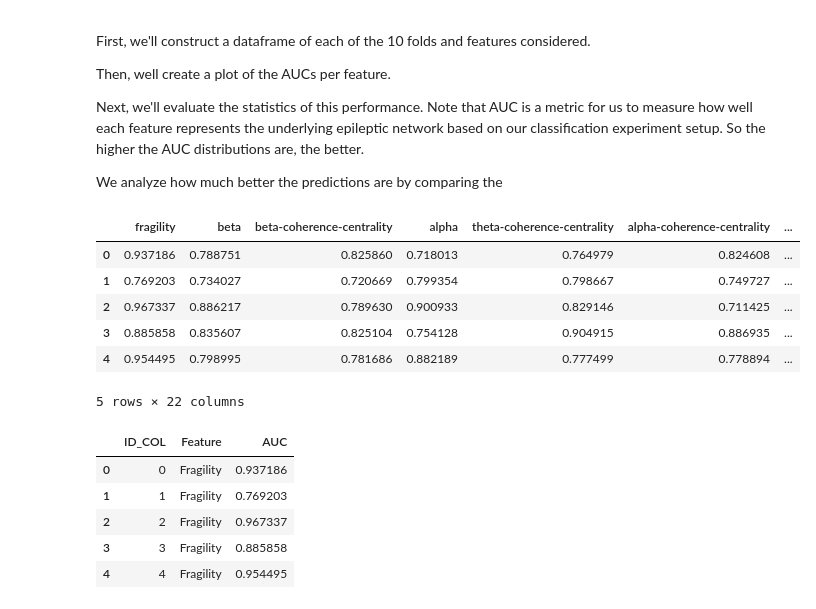
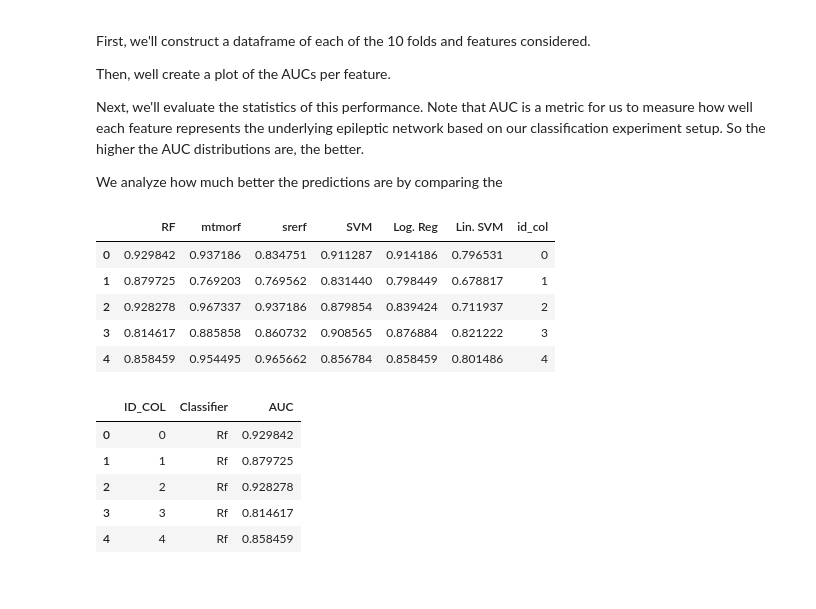
Before and after one commit to adam2392/fragility_in_ieeg, a Jupyter notebook: notebooks/run_classification_exp.ipynb, the cells around one changed output. Saved outputs shown, nothing was run; the diff lists cells and outputs as text; code cells hidden in the pictures.

```diff
--- a/notebooks/run_classification_exp.ipynb
+++ b/notebooks/run_classification_exp.ipynb
@@ -681,19 +743,21 @@ print(f'Clinical False Positive Rate: {clinical_fpr}')
 # %%
 # identifying strings for each feature representation of the data
-feature_name = 'fragility'
+feature_name = "fragility"
 
 ## Setup for run
 names = {
-        "Log. Reg": "blue",
+    "Log. Reg": "blue",
     "Lin. SVM": "firebrick",
     "SVM": "purple",
-#     "kNN": "black",
+    #     "kNN": "black",
     "RF": "#f86000",
-    "MLP": "green",
-#     "S-RerF": "red",
-    "mtmorf": "orange"
+    #     "MLP": "green",
+    "srerf": "red",
+    "mtmorf": "orange",
 }
 
-clf_type = 'mtmorf'
+clf_type = "mtmorf"
 
-study_path = deriv_path
+# study_path = deriv_path / "study"
+study_path = Path("/Users/adam2392/Dropbox/morf-study/")
+print(study_path)
@@ -753,0 +838,7 @@ There should be 10 total CV for highgamma-coherence-degree. We found 10
+# %%
+clf_name = "Log. Reg"
+for idx in range(10):
+    print(len(nested_scores_feature[clf_name]["validate_tpr"][idx]))
+    print(len(nested_scores_feature[clf_name]["validate_fpr"][idx]))
+print(nested_scores_feature["SVM"].keys())
+# print(nested_scores_feature["SVM"]["validate_fpr"])
@@ -1037,30 +1178,33 @@ Next, we'll evaluate the statistics of this performance. Note that AUC is a metr
 We analyze how much better the predictions are by comparing the
 # %%
 feature_aucs_df = pd.DataFrame.from_dict(feature_aucs)
-feature_aucs_df['id_col'] = np.arange(10)
+feature_aucs_df["id_col"] = np.arange(10)
 
 display(feature_aucs_df.head())
 
 # melt the dataframe, so it can be plotted using seaborn
-feature_aucs_df = pd.melt(feature_aucs_df, id_vars='id_col',
-                          var_name='classifier', value_name='auc')
+feature_aucs_df = pd.melt(
+    feature_aucs_df, id_vars="id_col", var_name="classifier", value_name="auc"
+)
 # display
-feature_aucs_df.columns = [x.capitalize() if x in ['classifier'] else x.upper() for x in feature_aucs_df.columns ]
-feature_aucs_df['Classifier'] = feature_aucs_df['Classifier'].str.capitalize()
+feature_aucs_df.columns = [
+    x.capitalize() if x in ["classifier"] else x.upper()
+    for x in feature_aucs_df.columns
+]
+feature_aucs_df["Classifier"] = feature_aucs_df["Classifier"].str.capitalize()
 display(feature_aucs_df.head())
 # %% [output]
-|  | fragility | beta | beta-coherence-centrality | alpha | theta-coherence-centrality | alpha-coherence-centrality | ... |
-| 0 | 0.937186 | 0.788751 | 0.825860 | 0.718013 | 0.764979 | 0.824608 | ... |
-| 1 | 0.769203 | 0.734027 | 0.720669 | 0.799354 | 0.798667 | 0.749727 | ... |
-| 2 | 0.967337 | 0.886217 | 0.789630 | 0.900933 | 0.829146 | 0.711425 | ... |
-| 3 | 0.885858 | 0.835607 | 0.825104 | 0.754128 | 0.904915 | 0.886935 | ... |
-| 4 | 0.954495 | 0.798995 | 0.781686 | 0.882189 | 0.777499 | 0.778894 | ... |
+|  | RF | mtmorf | srerf | SVM | Log. Reg | Lin. SVM | id_col |
+| 0 | 0.929842 | 0.937186 | 0.834751 | 0.911287 | 0.914186 | 0.796531 | 0 |
+| 1 | 0.879725 | 0.769203 | 0.769562 | 0.831440 | 0.798449 | 0.678817 | 1 |
+| 2 | 0.928278 | 0.967337 | 0.937186 | 0.879854 | 0.839424 | 0.711937 | 2 |
+| 3 | 0.814617 | 0.885858 | 0.860732 | 0.908565 | 0.876884 | 0.821222 | 3 |
+| 4 | 0.858459 | 0.954495 | 0.965662 | 0.856784 | 0.858459 | 0.801486 | 4 |
-5 rows × 22 columns
-|  | ID_COL | Feature | AUC |
-| 0 | 0 | Fragility | 0.937186 |
-| 1 | 1 | Fragility | 0.769203 |
-| 2 | 2 | Fragility | 0.967337 |
-| 3 | 3 | Fragility | 0.885858 |
-| 4 | 4 | Fragility | 0.954495 |
+|  | ID_COL | Classifier | AUC |
+| 0 | 0 | Rf | 0.929842 |
+| 1 | 1 | Rf | 0.879725 |
+| 2 | 2 | Rf | 0.928278 |
+| 3 | 3 | Rf | 0.814617 |
+| 4 | 4 | Rf | 0.858459 |
 # %%
 # map feature names to short-hand
```
Also changed, not shown: parts of 15 cells of this notebook, 1 other file.
